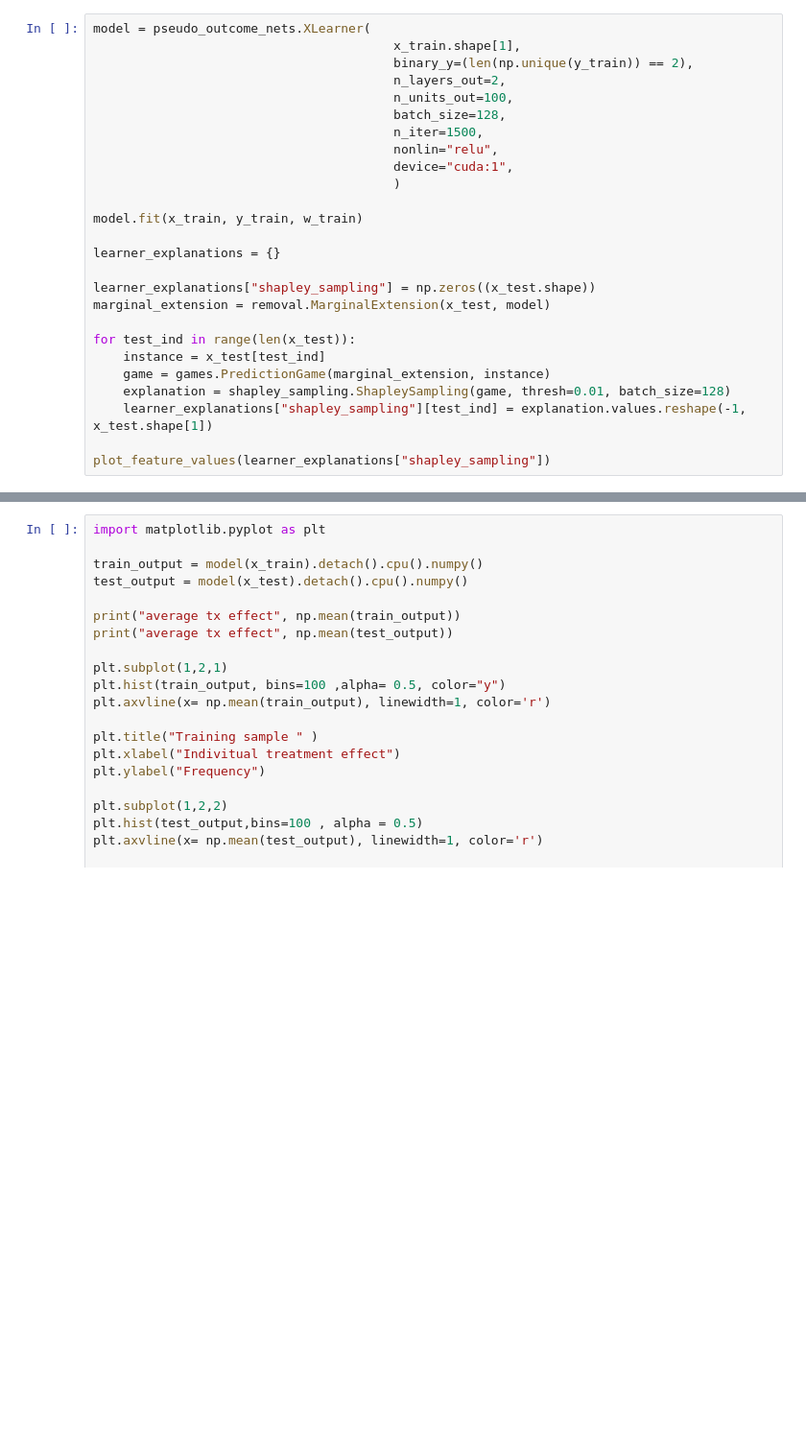
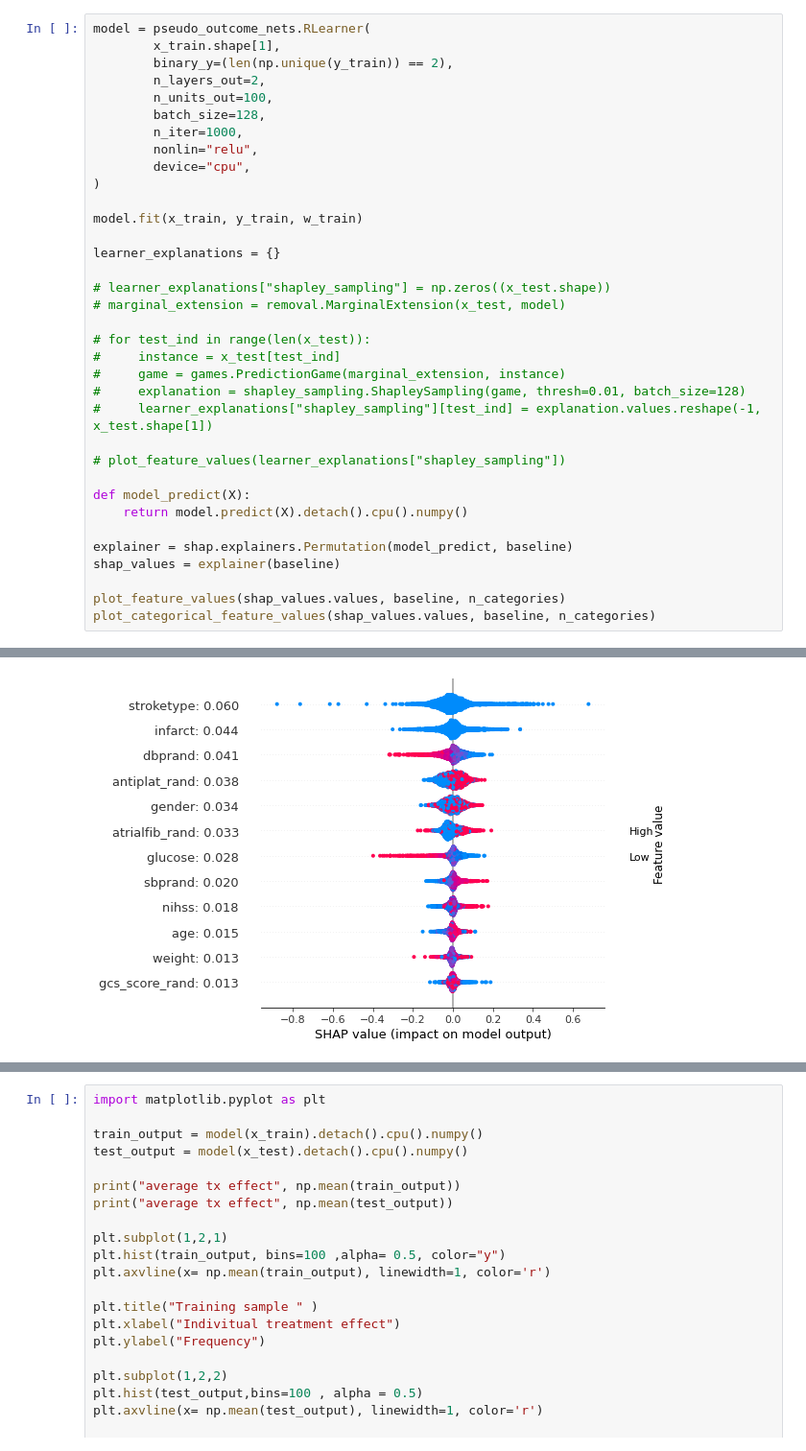
Before and after one commit to q8888620002/Explain_CATE, a Jupyter notebook: ist3.ipynb, the cells around one changed output, grey strips where cells are left out. Shown at 96% size. Drawn from its saved outputs; the diff is of its cells as text; blank space fills up the shorter version.

```diff
--- a/ist3.ipynb
+++ b/ist3.ipynb
@@ -151,27 +318,36 @@ NameError: name 'X_normalized_train' is not defined
 # %%
-model = pseudo_outcome_nets.XLearner(
-                                        x_train.shape[1],
-                                        binary_y=(len(np.unique(y_train)) == 2),
-                                        n_layers_out=2,
-                                        n_units_out=100,
-                                        batch_size=128,
-                                        n_iter=1500,
-                                        nonlin="relu",
-                                        device="cuda:1",
-                                        )
+model = pseudo_outcome_nets.RLearner(
+        x_train.shape[1],
+        binary_y=(len(np.unique(y_train)) == 2),
+        n_layers_out=2,
+        n_units_out=100,
+        batch_size=128,
+        n_iter=1000,
+        nonlin="relu",
+        device="cpu",
+)
 
 model.fit(x_train, y_train, w_train)
 
 learner_explanations = {}
 
-learner_explanations["shapley_sampling"] = np.zeros((x_test.shape))
-marginal_extension = removal.MarginalExtension(x_test, model)
+# learner_explanations["shapley_sampling"] = np.zeros((x_test.shape))
+# marginal_extension = removal.MarginalExtension(x_test, model)
 
-for test_ind in range(len(x_test)):
-    instance = x_test[test_ind]
-    game = games.PredictionGame(marginal_extension, instance)
-    explanation = shapley_sampling.ShapleySampling(game, thresh=0.01, batch_size=128)
-    learner_explanations["shapley_sampling"][test_ind] = explanation.values.reshape(-1, x_test.shape[1])
+# for test_ind in range(len(x_test)):
+#     instance = x_test[test_ind]
+#     game = games.PredictionGame(marginal_extension, instance)
+#     explanation = shapley_sampling.ShapleySampling(game, thresh=0.01, batch_size=128)
+#     learner_explanations["shapley_sampling"][test_ind] = explanation.values.reshape(-1, x_test.shape[1])
 
-plot_feature_values(learner_explanations["shapley_sampling"])
+# plot_feature_values(learner_explanations["shapley_sampling"])
+
+def model_predict(X):
+    return model.predict(X).detach().cpu().numpy()
+
+explainer = shap.explainers.Permutation(model_predict, baseline)
+shap_values = explainer(baseline)
+
+plot_feature_values(shap_values.values, baseline, n_categories)
+plot_categorical_feature_values(shap_values.values, baseline, n_categories)
 # %% [output]
@@ -178,0 +369 @@ NameError: name 'pseudo_outcome_nets' is not defined
+[figure, added]
```
Also changed, not shown: parts of 13 cells of this notebook, 5 other files.
